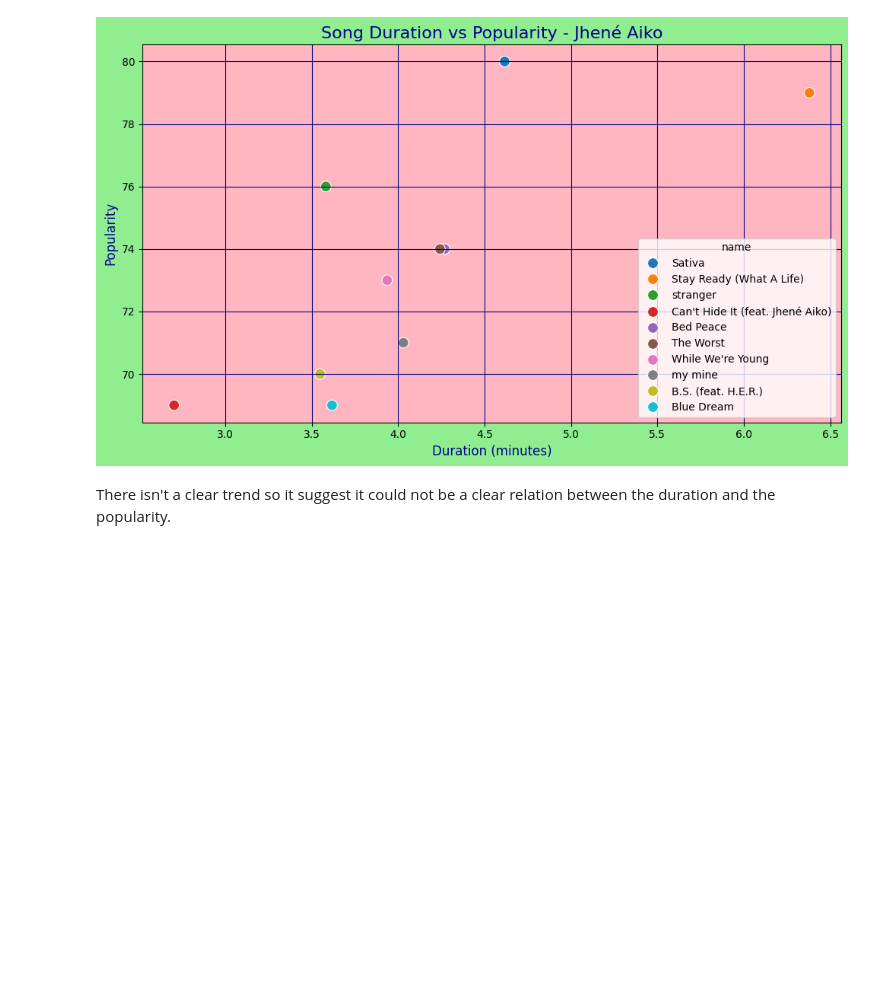
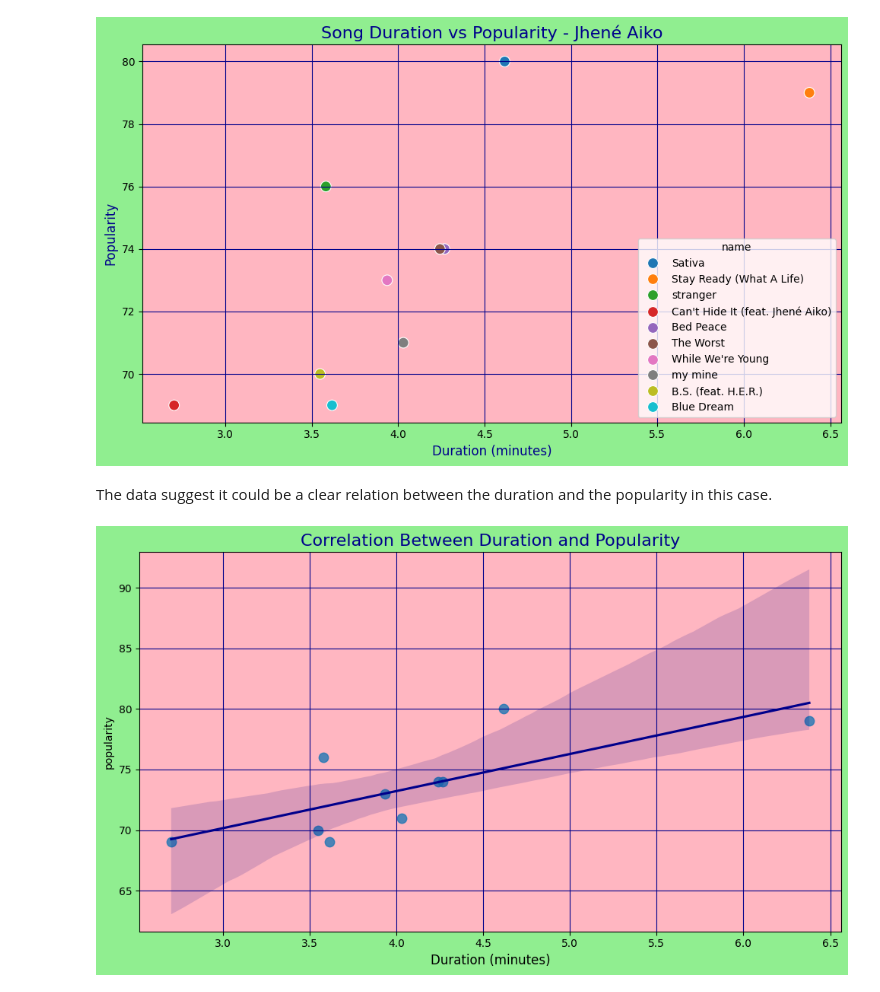
Before and after one commit to 4GeeksAcademy/MariaMiura1interacting-with-api-python-project-tutorial, a Jupyter notebook: src/explore.ipynb, the cells around one changed output. Cells and saved outputs as stored; diff of their text form; code cells hidden in the pictures; blank space fills up the shorter version.

```diff
--- a/src/explore.ipynb
+++ b/src/explore.ipynb
@@ -126,4 +132,16 @@ plt.show()
 # %% [output]
 [figure]
 # %% [markdown]
-There isn't a clear trend so it suggest it could not be a clear relation between the duration and the popularity.
+The data suggest it could be a clear relation between the duration and the popularity in this case.
+# %%
+plt.figure(figsize=(10, 6))
+sns.regplot(data=df, x='duration_min', y='popularity', scatter_kws={'s': 80}, line_kws={"color": "darkblue"})
+plt.title("Correlation Between Duration and Popularity", fontsize=16, color='darkblue')
+plt.xlabel("Duration (minutes)", fontsize=12)
+plt.gcf().patch.set_facecolor('lightgreen')
+plt.gca().set_facecolor('lightpink')
+plt.grid(True, color='darkblue')
+plt.tight_layout()
+plt.show()
+# %% [output]
+[figure, added]
```
Also changed, not shown: parts of 2 cells of this notebook, 1 other file.
